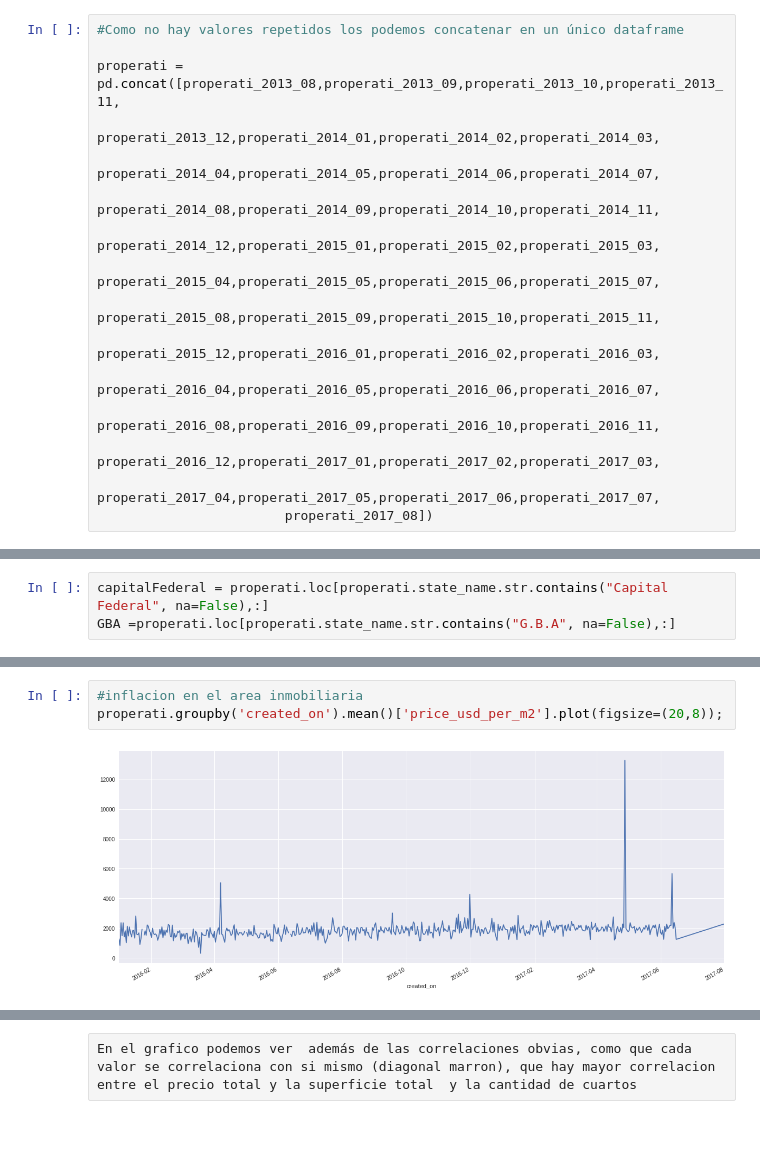
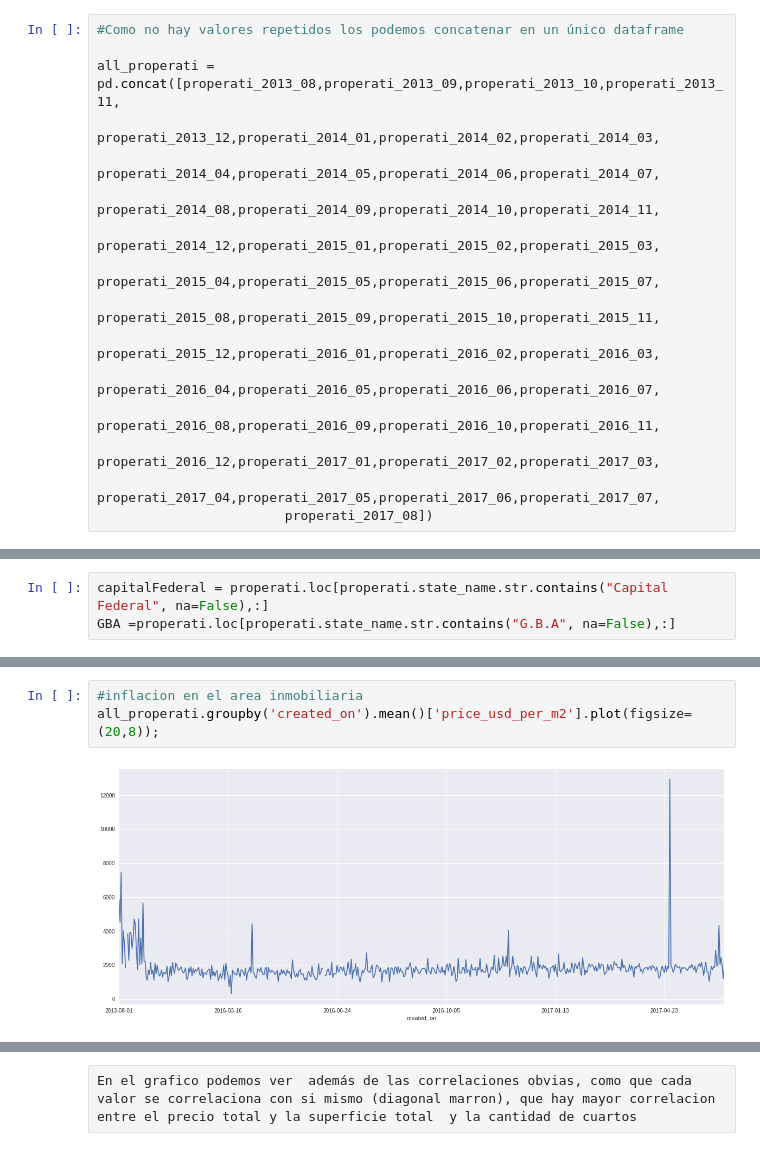
Before and after one commit to jazminferreiro-zz/orgaTP1, a Jupyter notebook: Analisis exploratorio Properati .ipynb, the cells around one changed output, grey strips where cells are left out. Saved outputs shown, nothing was run; the diff lists cells and outputs as text.

```diff
--- a/Analisis exploratorio Properati .ipynb
+++ b/Analisis exploratorio Properati .ipynb
@@ -153,7 +153,7 @@ True
 # %%
 #Como no hay valores repetidos los podemos concatenar en un único dataframe
 
-properati = pd.concat([properati_2013_08,properati_2013_09,properati_2013_10,properati_2013_11,
+all_properati = pd.concat([properati_2013_08,properati_2013_09,properati_2013_10,properati_2013_11,
                         properati_2013_12,properati_2014_01,properati_2014_02,properati_2014_03,
                         properati_2014_04,properati_2014_05,properati_2014_06,properati_2014_07,
                         properati_2014_08,properati_2014_09,properati_2014_10,properati_2014_11,
@@ -263,7 +263,7 @@ plt.show()
 [figure]
 # %%
 #inflacion en el area inmobiliaria
-properati.groupby('created_on').mean()['price_usd_per_m2'].plot(figsize=(20,8));
+all_properati.groupby('created_on').mean()['price_usd_per_m2'].plot(figsize=(20,8));
 # %% [output]
-[figure, old version]
+[figure, new version]
 # %%
```
Also changed, not shown: parts of 18 cells of this notebook.
